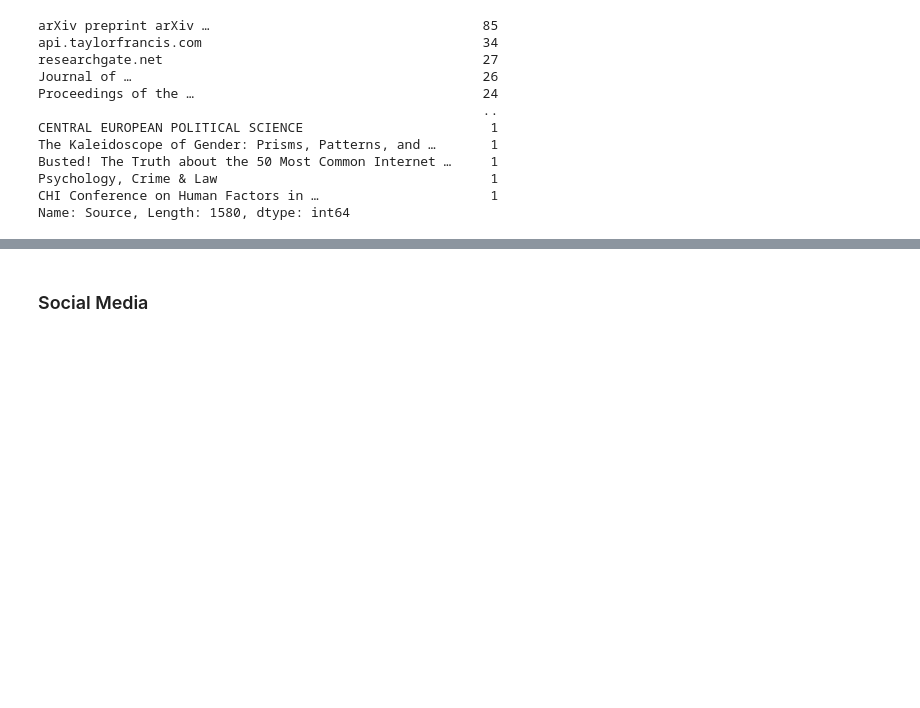
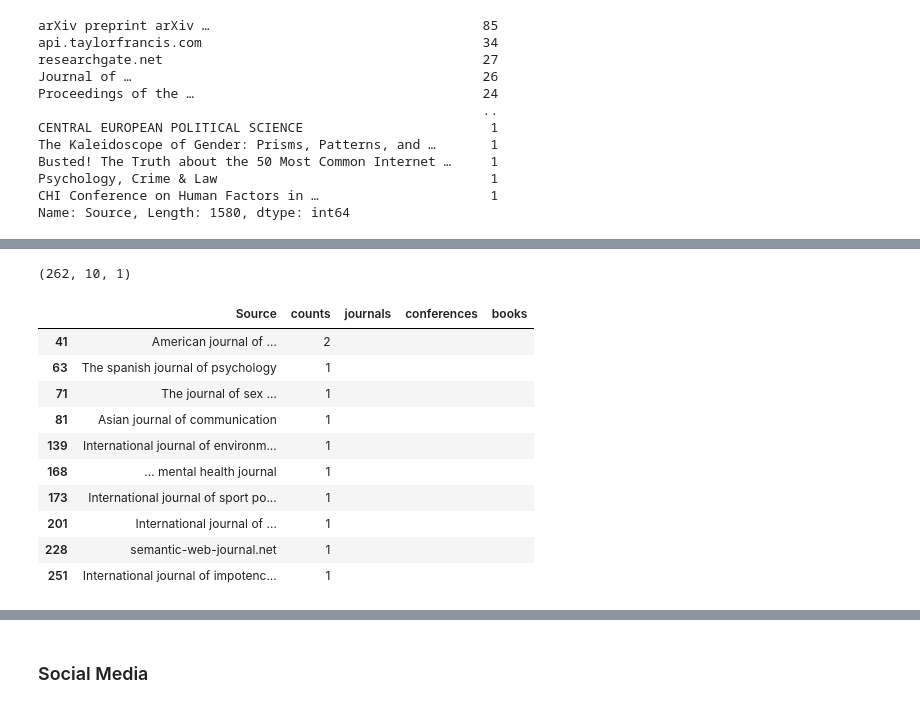
Before and after one commit to booktrackerGirl/Data-wrangling-and-analysis, a Jupyter notebook: Goggle Scholar Search/google_scholar_search_analysis.ipynb, the cells around one changed output, grey strips where cells are left out. Saved outputs shown, nothing was run; the diff lists cells and outputs as text; code cells hidden in the pictures; blank space fills up the shorter version.

```diff
--- a/Goggle Scholar Search/google_scholar_search_analysis.ipynb
+++ b/Goggle Scholar Search/google_scholar_search_analysis.ipynb
@@ -503,0 +498,21 @@ df_sou_sub
+# %%
+# Check occurrences for journals
+df_sou_sub["Source"].str.contains('Journal').sum(), df_sou_sub["Source"].str.contains('journal').sum(), df_sou_sub["Source"].str.contains('JOURNAL').sum()
+# %% [output]
+(262, 10, 1)
+# %%
+# See how those words are
+contain_values = df_sou_sub[df_sou_sub["Source"].str.contains('journal')]
+contain_values
+# %% [output]
+|  | Source | counts | journals | conferences | books |
+| 41 | American journal of … | 2 |  |  |  |
+| 63 | The spanish journal of psychology | 1 |  |  |  |
+| 71 | The journal of sex … | 1 |  |  |  |
+| 81 | Asian journal of communication | 1 |  |  |  |
+| 139 | International journal of environm... | 1 |  |  |  |
+| 168 | … mental health journal | 1 |  |  |  |
+| 173 | International journal of sport po... | 1 |  |  |  |
+| 201 | International journal of … | 1 |  |  |  |
+| 228 | semantic-web-journal.net | 1 |  |  |  |
+| 251 | International journal of impotenc... | 1 |  |  |  |
```
Also changed, not shown: parts of 9 cells of this notebook.
